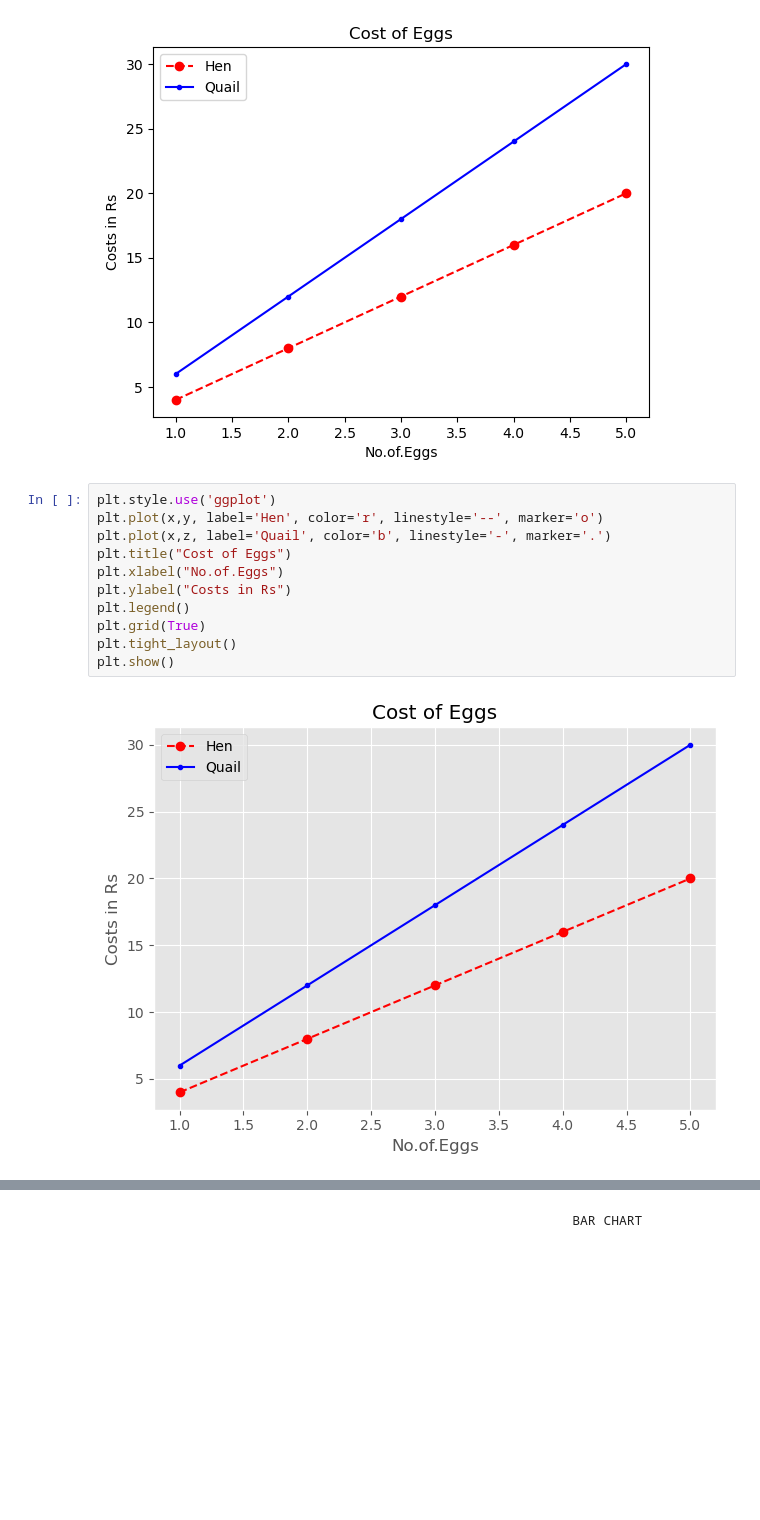
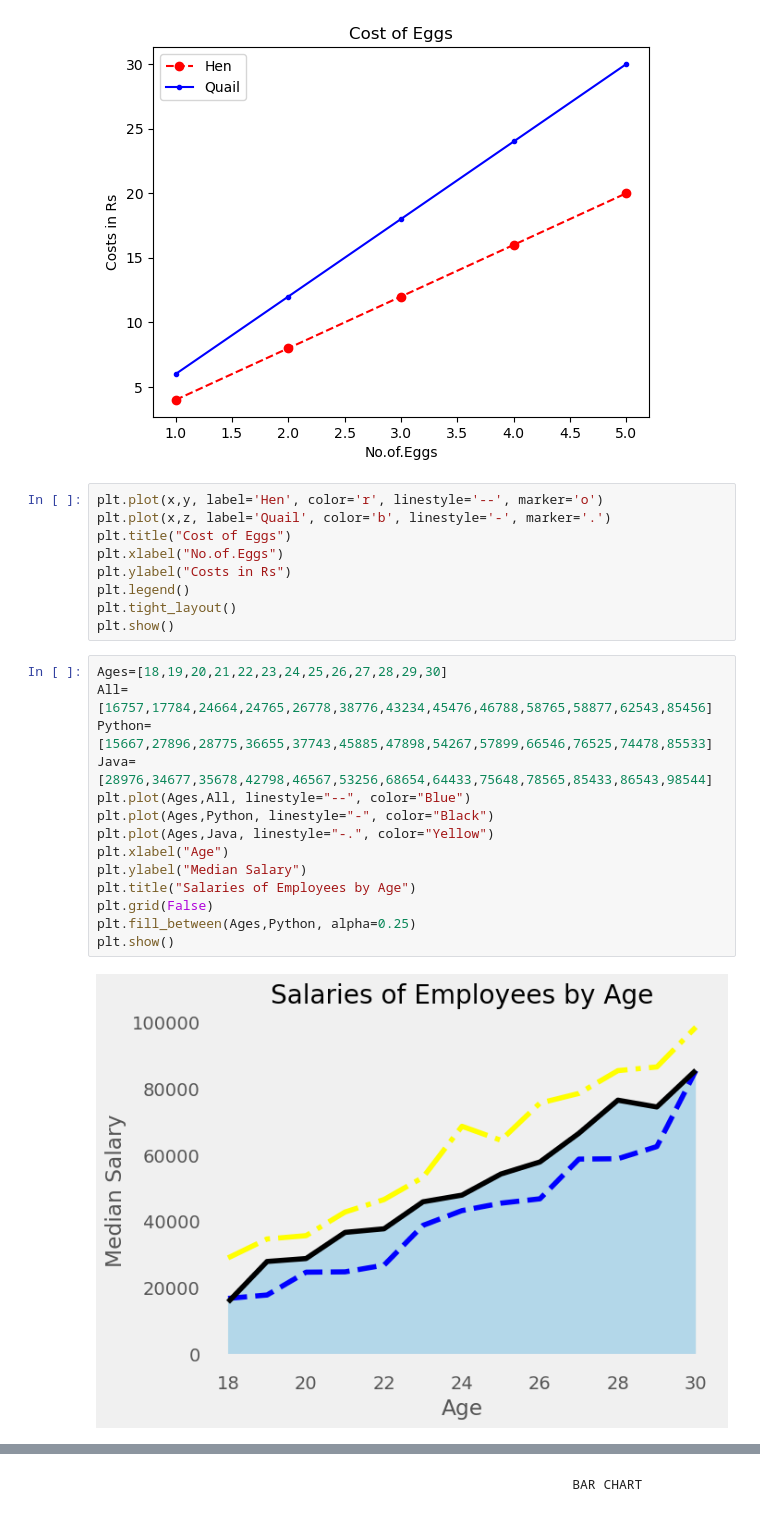
Before and after one commit to Suruthi-Keerthika/Projects, a Jupyter notebook: Mat.ipynb, the cells around one changed output, grey strips where cells are left out. Cells and saved outputs as stored; diff of their text form; blank space fills up the shorter version.

```diff
--- a/Mat.ipynb
+++ b/Mat.ipynb
@@ -32,15 +32,27 @@ plt.show()
 # %% [output]
 [figure]
 # %%
-plt.style.use('ggplot')
 plt.plot(x,y, label='Hen', color='r', linestyle='--', marker='o')
 plt.plot(x,z, label='Quail', color='b', linestyle='-', marker='.')
 plt.title("Cost of Eggs")
 plt.xlabel("No.of.Eggs")
 plt.ylabel("Costs in Rs")
 plt.legend()
-plt.grid(True)
 plt.tight_layout()
 plt.show()
-# %% [output]
-[figure, removed]
+# %%
+Ages=[18,19,20,21,22,23,24,25,26,27,28,29,30]
+All=[16757,17784,24664,24765,26778,38776,43234,45476,46788,58765,58877,62543,85456]
+Python=[15667,27896,28775,36655,37743,45885,47898,54267,57899,66546,76525,74478,85533]
+Java=[28976,34677,35678,42798,46567,53256,68654,64433,75648,78565,85433,86543,98544]
+plt.plot(Ages,All, linestyle="--", color="Blue")
+plt.plot(Ages,Python, linestyle="-", color="Black")
+plt.plot(Ages,Java, linestyle="-.", color="Yellow")
+plt.xlabel("Age")
+plt.ylabel("Median Salary")
+plt.title("Salaries of Employees by Age")
+plt.grid(False)
+plt.fill_between(Ages,Python, alpha=0.25)
+plt.show()
+# %% [output]
+[figure, added]
```
Also changed, not shown: parts of 16 cells of this notebook.
